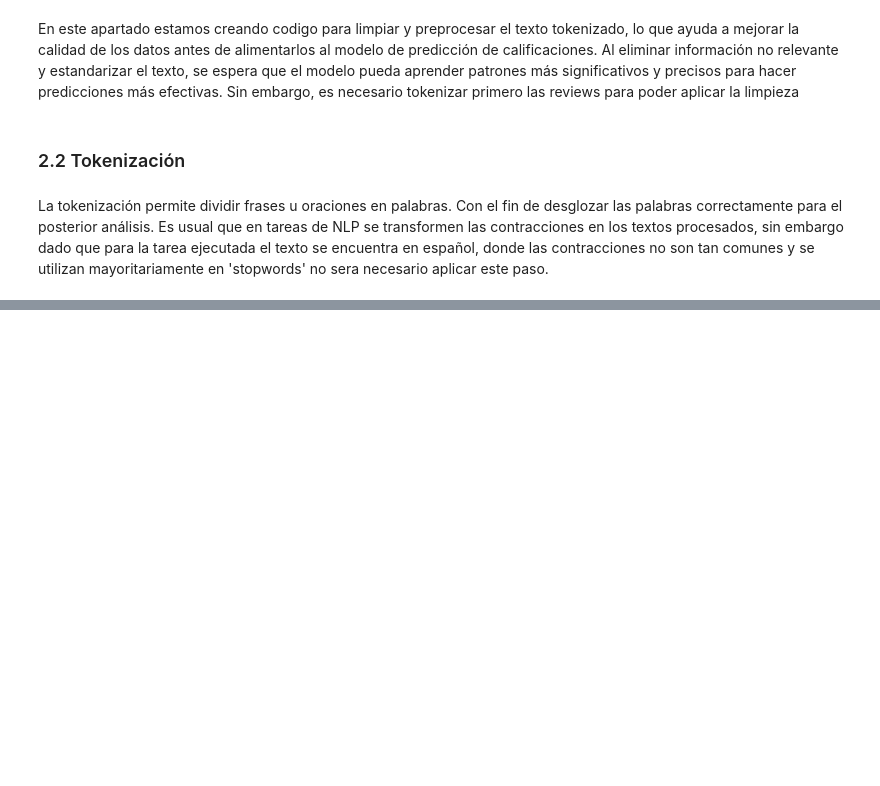
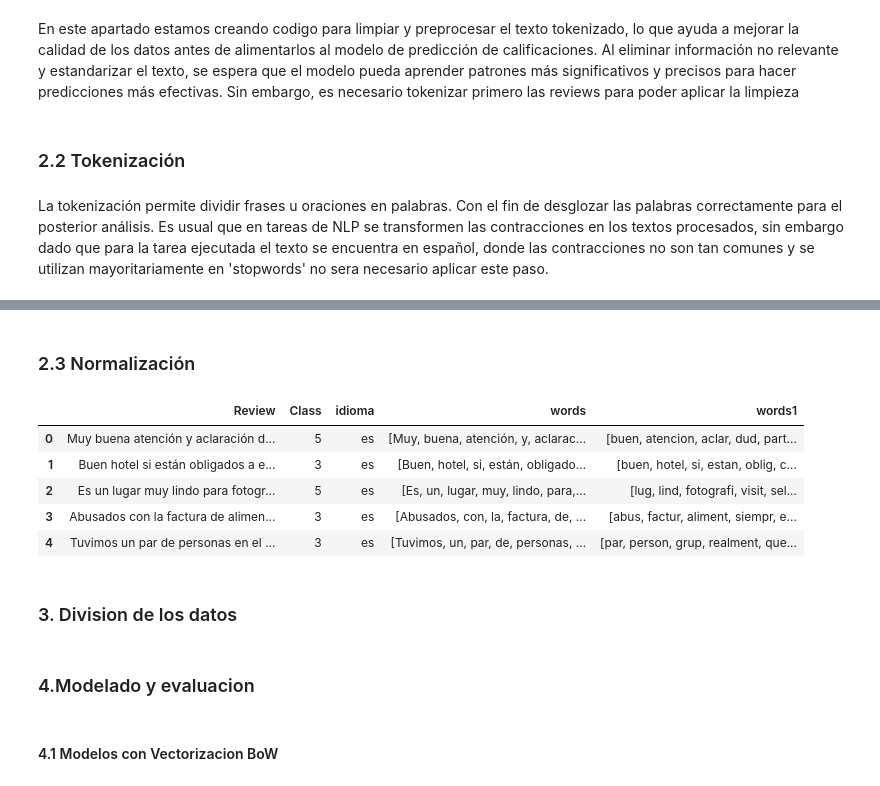
Before and after one commit to Jonathan1503/Proyecto-1---BI, a Jupyter notebook: Projecto1.ipynb, the cells around one changed output, grey strips where cells are left out. Cells and saved outputs as stored; diff of their text form; code cells hidden in the pictures; blank space fills up the shorter version.

Commit message:
Procesamiento datos

```diff
--- a/Projecto1.ipynb
+++ b/Projecto1.ipynb
@@ -317,0 +336,19 @@ data_t.head()
+# %% [markdown]
+### 2.3 Normalización
+# %%
+from nltk.stem.snowball import SnowballStemmer
+
+def stem_words(words):
+    """Stem words in list of tokenized words"""
+    stemmer = SnowballStemmer("spanish")
+    stemmed_words = [stemmer.stem(word) for word in words]
+    return stemmed_words
+data_t['words1'] = data_t['words1'].apply(stem_words)
+data_t.head()
+# %% [output]
+|  | Review | Class | idioma | words | words1 |
+| 0 | Muy buena atención y aclaración d... | 5 | es | [Muy, buena, atención, y, aclarac... | [buen, atencion, aclar, dud, part... |
+| 1 | Buen hotel si están obligados a e... | 3 | es | [Buen, hotel, si, están, obligado... | [buen, hotel, si, estan, oblig, c... |
+| 2 | Es un lugar muy lindo para fotogr... | 5 | es | [Es, un, lugar, muy, lindo, para,... | [lug, lind, fotografi, visit, sel... |
+| 3 | Abusados con la factura de alimen... | 3 | es | [Abusados, con, la, factura, de, ... | [abus, factur, aliment, siempr, e... |
+| 4 | Tuvimos un par de personas en el ... | 3 | es | [Tuvimos, un, par, de, personas, ... | [par, person, grup, realment, que... |
@@ -317,0 +357,2 @@ data_t.head()
+# %% [markdown]
+### 3. Division de los datos
@@ -317,0 +361,4 @@ data_t.head()
+# %% [markdown]
+### 4.Modelado y evaluacion
+# %% [markdown]
+#### 4.1 Modelos con Vectorizacion BoW
```
Also changed, not shown: parts of 13 cells of this notebook.
